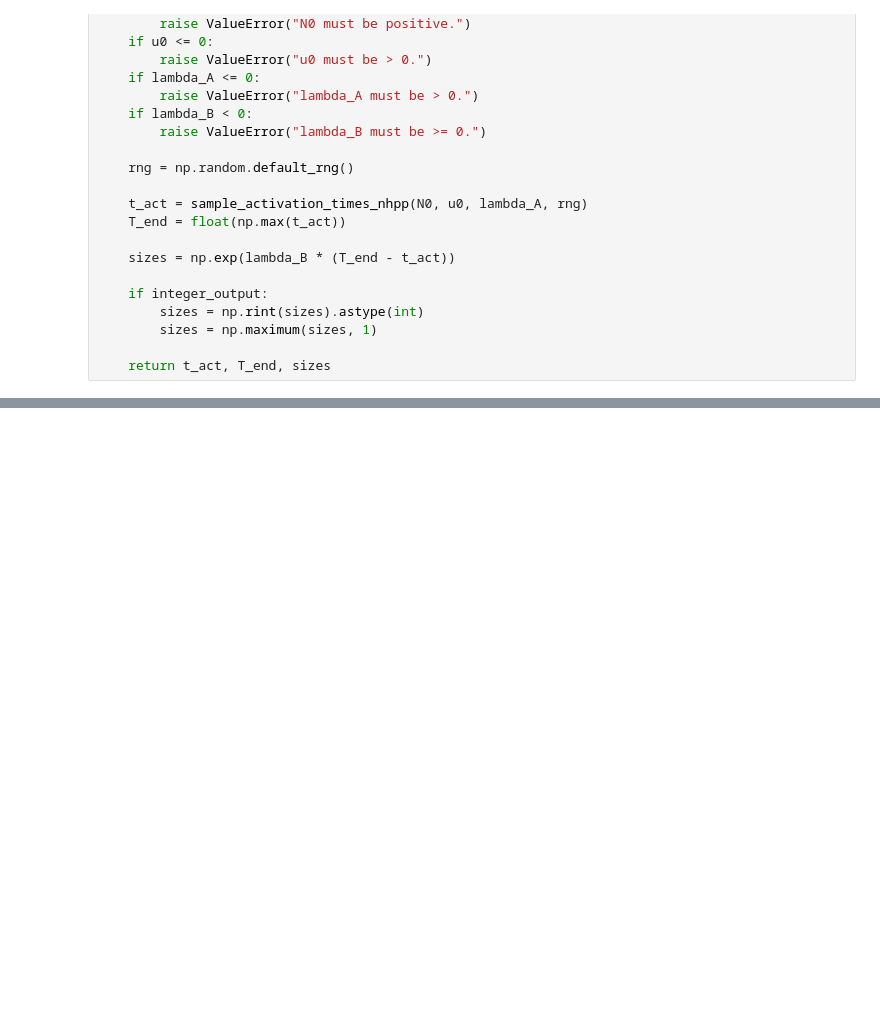
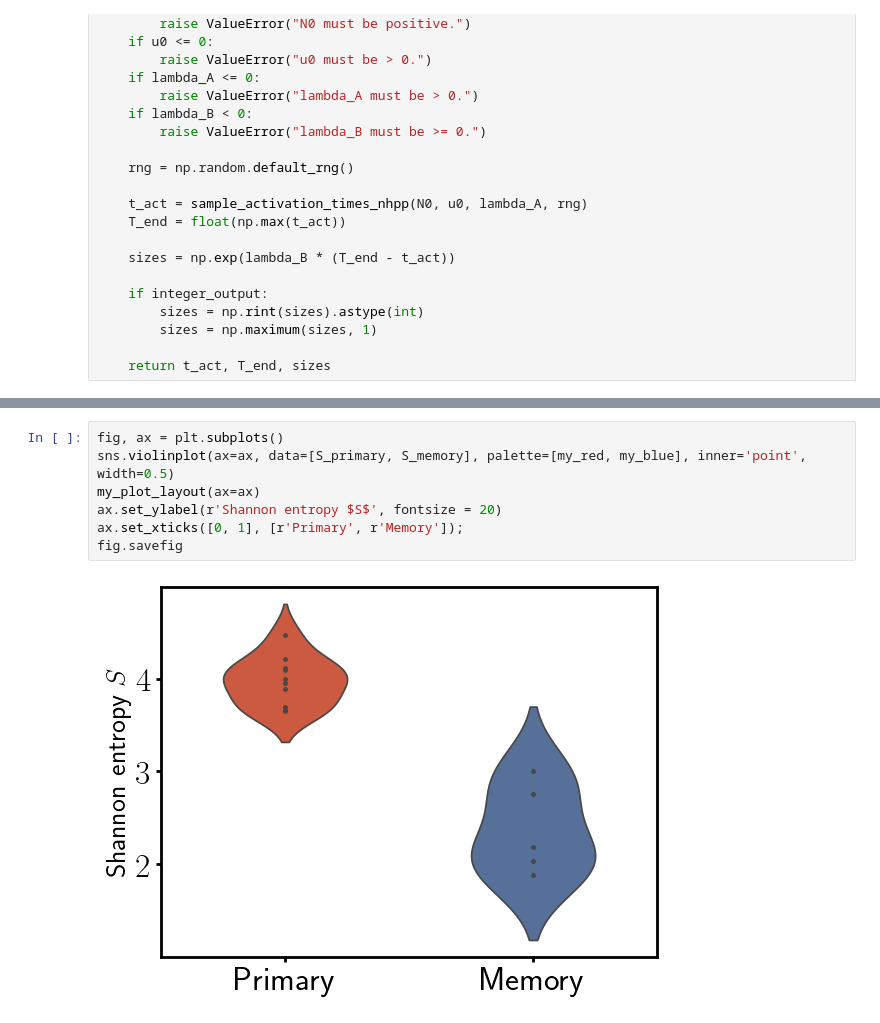
Before and after one commit to rmorantovar/Immune_System, a Jupyter notebook: Jupyter_notebooks/memory_response/entropy.ipynb, the cells around one changed output, grey strips where cells are left out. Drawn from its saved outputs; the diff is of its cells as text; blank space fills up the shorter version.

```diff
--- a/Jupyter_notebooks/memory_response/entropy.ipynb
+++ b/Jupyter_notebooks/memory_response/entropy.ipynb
@@ -85,0 +148,9 @@ plt.show()
+# %%
+fig, ax = plt.subplots()
+sns.violinplot(ax=ax, data=[S_primary, S_memory], palette=[my_red, my_blue], inner='point', width=0.5)
+my_plot_layout(ax=ax)
+ax.set_ylabel(r'Shannon entropy $S$', fontsize = 20)
+ax.set_xticks([0, 1], [r'Primary', r'Memory']);
+fig.savefig
+# %% [output]
+[figure, added]
```
Also changed, not shown: parts of 4 cells of this notebook, 1 other file.
